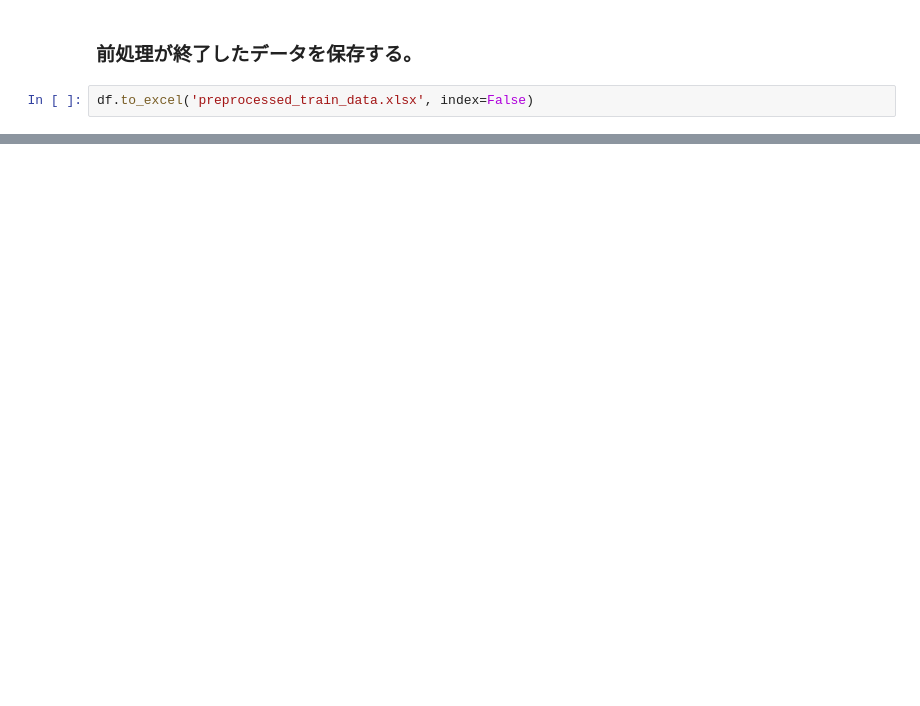
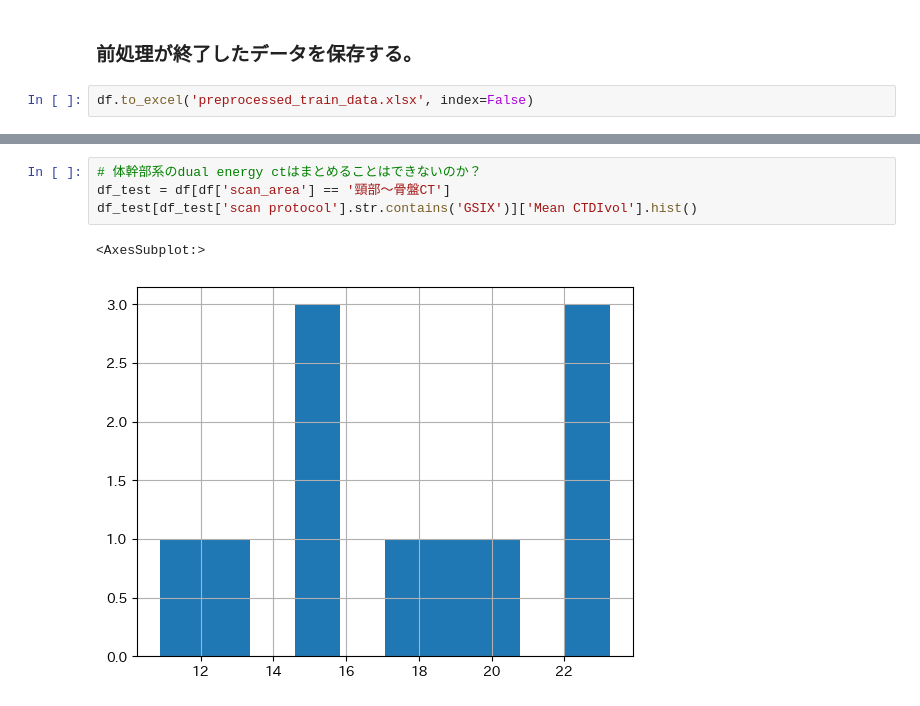
Before and after one commit to y-hiroki-radiotech/CT-dose-prediction, a Jupyter notebook: 1_data_cleaning_eda.ipynb, the cells around one changed output, grey strips where cells are left out. Cells and saved outputs as stored; diff of their text form; blank space fills up the shorter version.

```diff
--- a/1_data_cleaning_eda.ipynb
+++ b/1_data_cleaning_eda.ipynb
@@ -141,0 +166,7 @@ df.to_excel('preprocessed_train_data.xlsx', index=False)
+# %%
+# 体幹部系のdual energy ctはまとめることはできないのか？
+df_test = df[df['scan_area'] == '頸部〜骨盤CT']
+df_test[df_test['scan protocol'].str.contains('GSIX')]['Mean CTDIvol'].hist()
+# %% [output]
+<AxesSubplot:>
+[figure, added]
```
Also changed, not shown: parts of 22 cells of this notebook, 2 other files.
